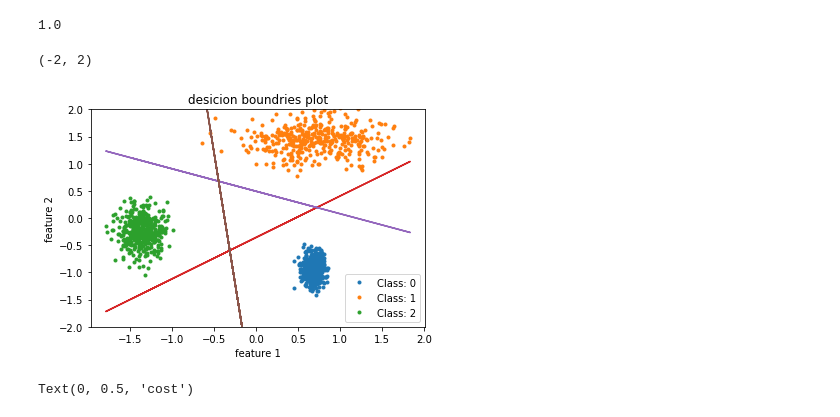
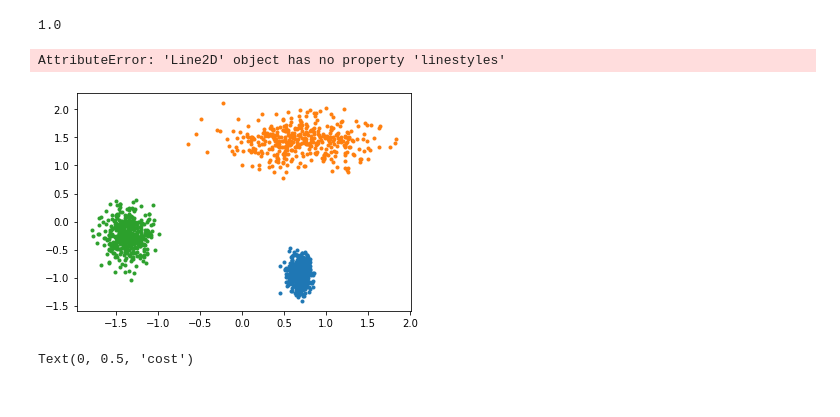
Before and after one commit to codamin/Machine-Learning-Course-Assignments, a Jupyter notebook: hw2/p10.ipynb, the cells around one changed output. Drawn from its saved outputs; the diff is of its cells as text; code cells hidden in the pictures.

```diff
--- a/hw2/p10.ipynb
+++ b/hw2/p10.ipynb
@@ -85,24 +85,24 @@ params = lr.get_params()
 # %%
 fig, ax = plt.subplots()
 groups = X.groupby(y)
 columns = X.columns
 
 for name, group in groups:
     ax.plot(group[0], group[1], marker=".", linestyle="", label='Class: ' + str(int(name)))
 
 for b, w1, w2 in params:
     yx = -w1/w2 * X.to_numpy()[:,0] - b/w2
-    ax.plot(X.to_numpy()[:,0], yx)
+    ax.plot(X.to_numpy()[:,0], yx, linestyles="--")
 
 
 ax.legend()
 ax.set_title('desicion boundries plot')
 ax.set_xlabel('feature 1')
 ax.set_ylabel('feature 2')
 ax.set_ylim(-2,2)
 # %% [output]
-(-2, 2)
+AttributeError: 'Line2D' object has no property 'linestyles'
-[figure, old version]
+[figure, new version]
 # %%
 costs = lr.get_costs()
 # %%
```
Also changed, not shown: 7 other files.
